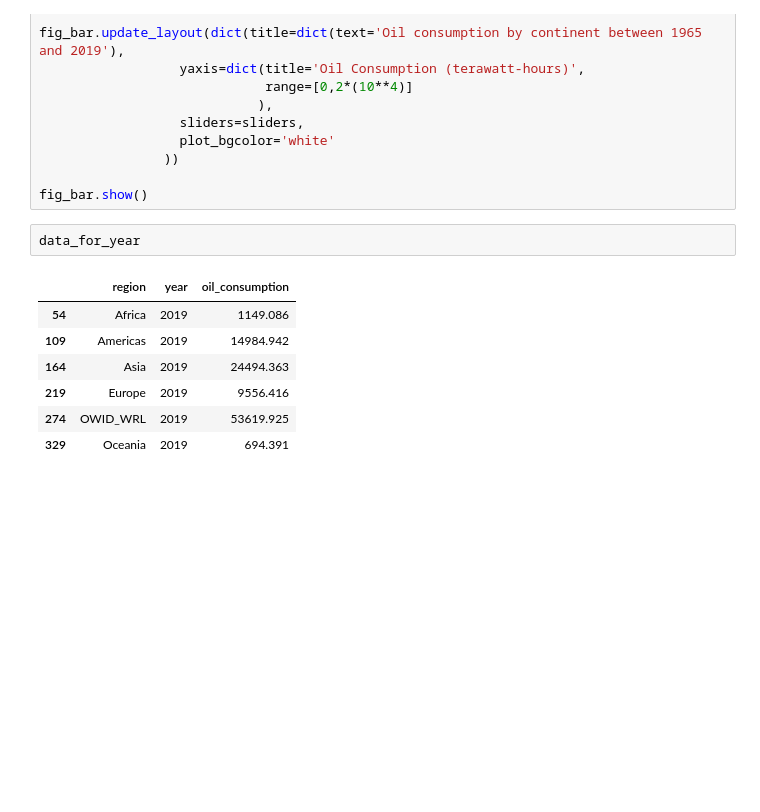
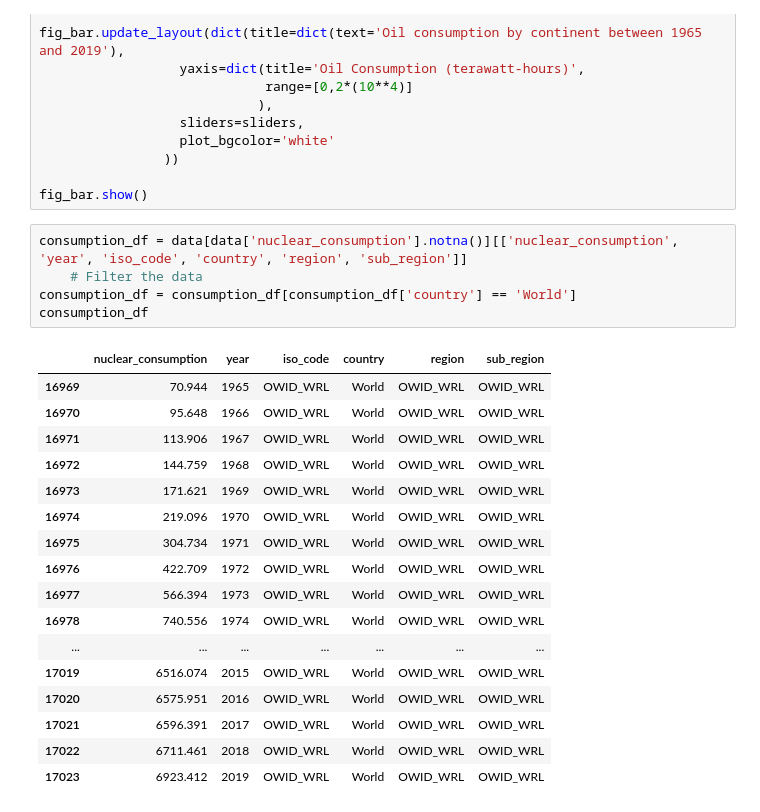
Before and after one commit to henrymmarques/DataVizProj, a Jupyter notebook: project_DV.ipynb, the cells around one changed output. Cells and saved outputs as stored; diff of their text form; blank space fills up the shorter version.

```diff
--- a/project_DV.ipynb
+++ b/project_DV.ipynb
@@ -295,12 +295,25 @@ fig_bar.update_layout(dict(title=dict(text='Oil consumption by continent between
 
 fig_bar.show()
 # %%
-data_for_year
+consumption_df = data[data['nuclear_consumption'].notna()][['nuclear_consumption', 'year', 'iso_code', 'country', 'region', 'sub_region']]
+    # Filter the data
+consumption_df = consumption_df[consumption_df['country'] == 'World']
+consumption_df
 # %% [output]
-|  | region | year | oil_consumption |
-| 54 | Africa | 2019 | 1149.086 |
-| 109 | Americas | 2019 | 14984.942 |
-| 164 | Asia | 2019 | 24494.363 |
-| 219 | Europe | 2019 | 9556.416 |
-| 274 | OWID_WRL | 2019 | 53619.925 |
-| 329 | Oceania | 2019 | 694.391 |
+|  | nuclear_consumption | year | iso_code | country | region | sub_region |
+| 16969 | 70.944 | 1965 | OWID_WRL | World | OWID_WRL | OWID_WRL |
+| 16970 | 95.648 | 1966 | OWID_WRL | World | OWID_WRL | OWID_WRL |
+| 16971 | 113.906 | 1967 | OWID_WRL | World | OWID_WRL | OWID_WRL |
+| 16972 | 144.759 | 1968 | OWID_WRL | World | OWID_WRL | OWID_WRL |
+| 16973 | 171.621 | 1969 | OWID_WRL | World | OWID_WRL | OWID_WRL |
+| 16974 | 219.096 | 1970 | OWID_WRL | World | OWID_WRL | OWID_WRL |
+| 16975 | 304.734 | 1971 | OWID_WRL | World | OWID_WRL | OWID_WRL |
+| 16976 | 422.709 | 1972 | OWID_WRL | World | OWID_WRL | OWID_WRL |
+| 16977 | 566.394 | 1973 | OWID_WRL | World | OWID_WRL | OWID_WRL |
+| 16978 | 740.556 | 1974 | OWID_WRL | World | OWID_WRL | OWID_WRL |
+| ... | ... | ... | ... | ... | ... | ... |
+| 17019 | 6516.074 | 2015 | OWID_WRL | World | OWID_WRL | OWID_WRL |
+| 17020 | 6575.951 | 2016 | OWID_WRL | World | OWID_WRL | OWID_WRL |
+| 17021 | 6596.391 | 2017 | OWID_WRL | World | OWID_WRL | OWID_WRL |
+| 17022 | 6711.461 | 2018 | OWID_WRL | World | OWID_WRL | OWID_WRL |
+| 17023 | 6923.412 | 2019 | OWID_WRL | World | OWID_WRL | OWID_WRL |
```
Also changed, not shown: 1 other file.
